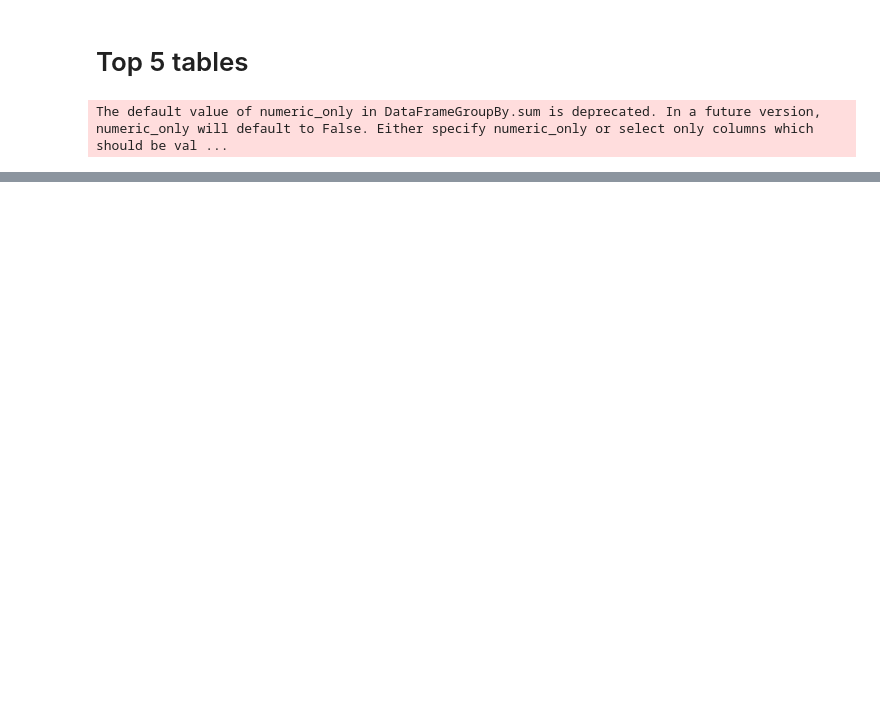
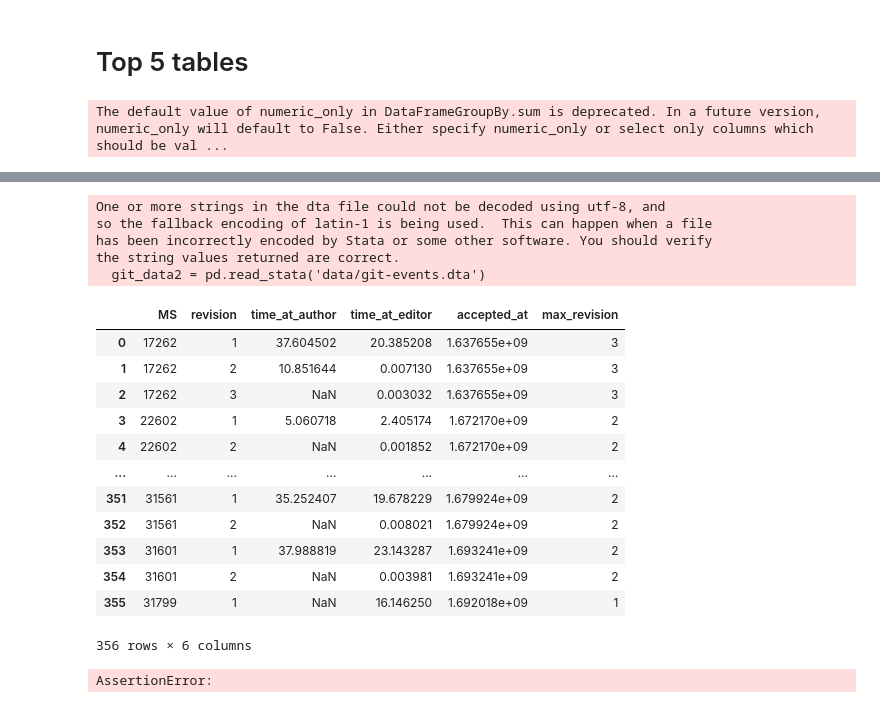
Before and after one commit to REStud/report, a Jupyter notebook: test.ipynb, the cells around one changed output, grey strips where cells are left out. Cells and saved outputs as stored; diff of their text form; code cells hidden in the pictures; blank space fills up the shorter version.

```diff
--- a/test.ipynb
+++ b/test.ipynb
@@ -62,3 +73,5 @@ collapsed
+# %%
+collapsed = pd.read_stata('temp/collapsed_accepted_at.dta')
 # %%
 time_at_editor_chart = go.Figure()
 time_at_editor_chart.add_trace(go.Histogram(
@@ -517,0 +631,10 @@ flow_before
+# %%
+# 2nd  run of csv_to_dta
+git_data2 = pd.read_stata('data/git-events.dta')
+issues_data2 = pd.read_stata('data/issues.dta')
+# %% [output]
+One or more strings in the dta file could not be decoded using utf-8, and
+so the fallback encoding of latin-1 is being used.  This can happen when a file
+has been incorrectly encoded by Stata or some other software. You should verify
+the string values returned are correct.
+  git_data2 = pd.read_stata('data/git-events.dta')
@@ -517,0 +651,20 @@ flow_before
+# %%
+collapsed
+# %% [output]
+|  | MS | revision | time_at_author | time_at_editor | accepted_at | max_revision |
+| 0 | 17262 | 1 | 37.604502 | 20.385208 | 1.637655e+09 | 3 |
+| 1 | 17262 | 2 | 10.851644 | 0.007130 | 1.637655e+09 | 3 |
+| 2 | 17262 | 3 | NaN | 0.003032 | 1.637655e+09 | 3 |
+| 3 | 22602 | 1 | 5.060718 | 2.405174 | 1.672170e+09 | 2 |
+| 4 | 22602 | 2 | NaN | 0.001852 | 1.672170e+09 | 2 |
+| ... | ... | ... | ... | ... | ... | ... |
+| 351 | 31561 | 1 | 35.252407 | 19.678229 | 1.679924e+09 | 2 |
+| 352 | 31561 | 2 | NaN | 0.008021 | 1.679924e+09 | 2 |
+| 353 | 31601 | 1 | 37.988819 | 23.143287 | 1.693241e+09 | 2 |
+| 354 | 31601 | 2 | NaN | 0.003981 | 1.693241e+09 | 2 |
+| 355 | 31799 | 1 | NaN | 16.146250 | 1.692018e+09 | 1 |
+356 rows × 6 columns
+# %%
+assert test_durations.equals(collapsed)
+# %% [output]
+AssertionError:
```
Also changed, not shown: parts of 43 cells of this notebook, 6 other files.
